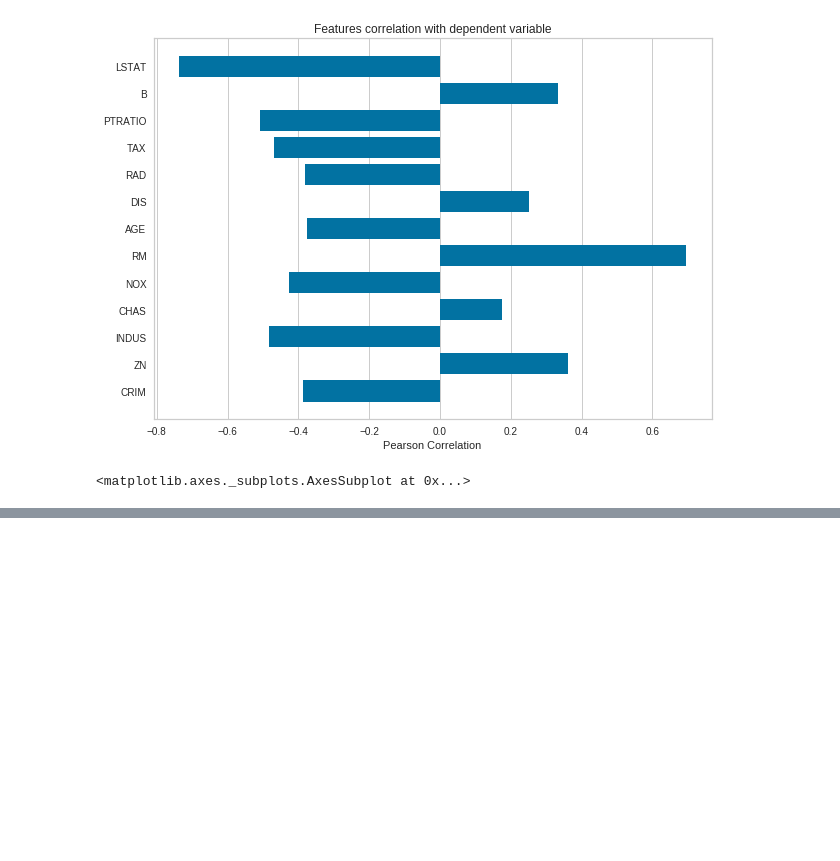
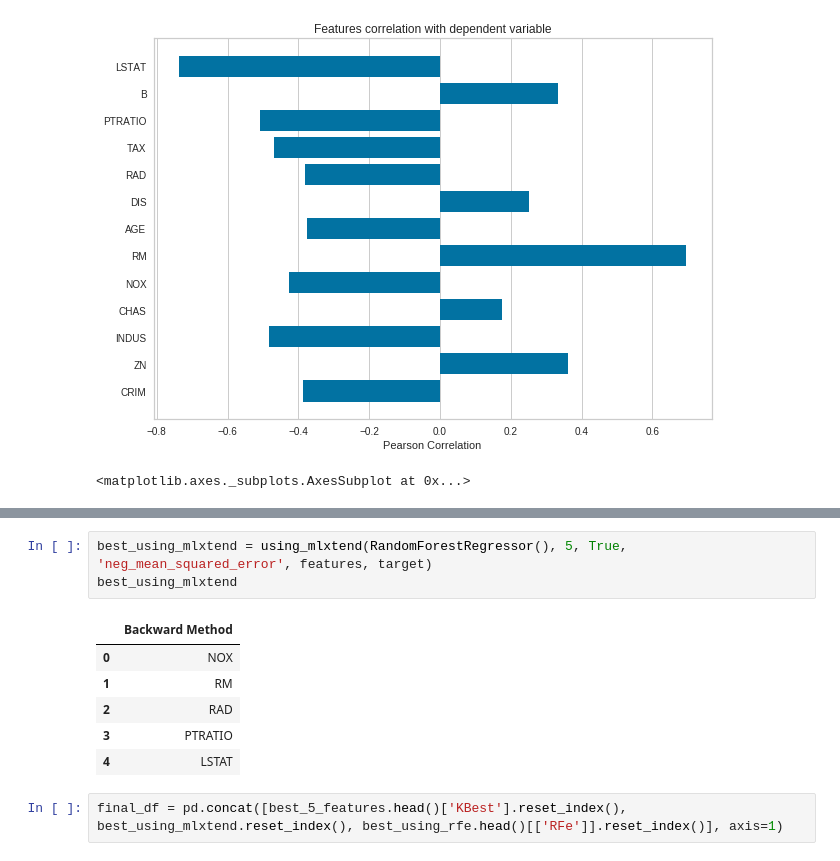
Before and after one commit to Ghaffaru15/feature-engineering, a Jupyter notebook: Preparing Data/FeatureSelectionTechniques.ipynb, the cells around one changed output, grey strips where cells are left out. Cells and saved outputs as stored; diff of their text form; blank space fills up the shorter version.

```diff
--- a/FeatureSelectionTechniques.ipynb
+++ b/Preparing Data/FeatureSelectionTechniques.ipynb
@@ -117,0 +134,12 @@ best_using_rfe
+# %%
+best_using_mlxtend = using_mlxtend(RandomForestRegressor(), 5, True, 'neg_mean_squared_error', features, target)
+best_using_mlxtend
+# %% [output]
+|  | Backward Method |
+| 0 | NOX |
+| 1 | RM |
+| 2 | RAD |
+| 3 | PTRATIO |
+| 4 | LSTAT |
+# %%
+final_df = pd.concat([best_5_features.head()['KBest'].reset_index(), best_using_mlxtend.reset_index(), best_using_rfe.head()[['RFe']].reset_index()], axis=1)
```
Also changed, not shown: parts of 13 cells of this notebook, 4 other files.
